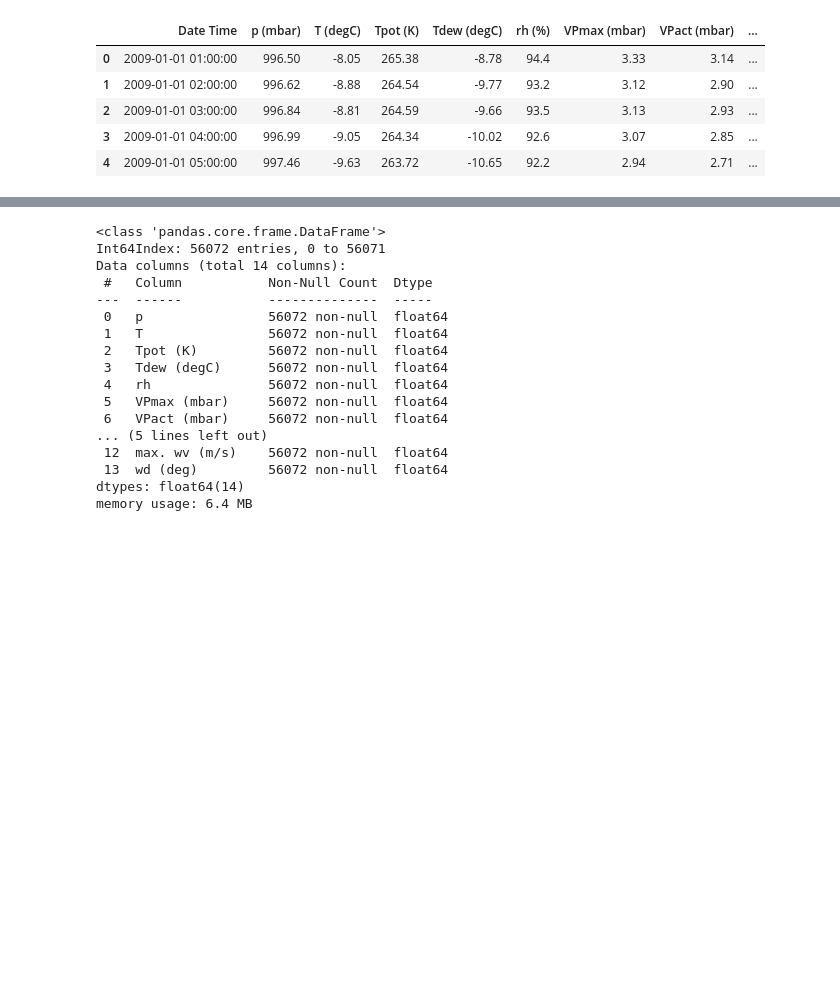
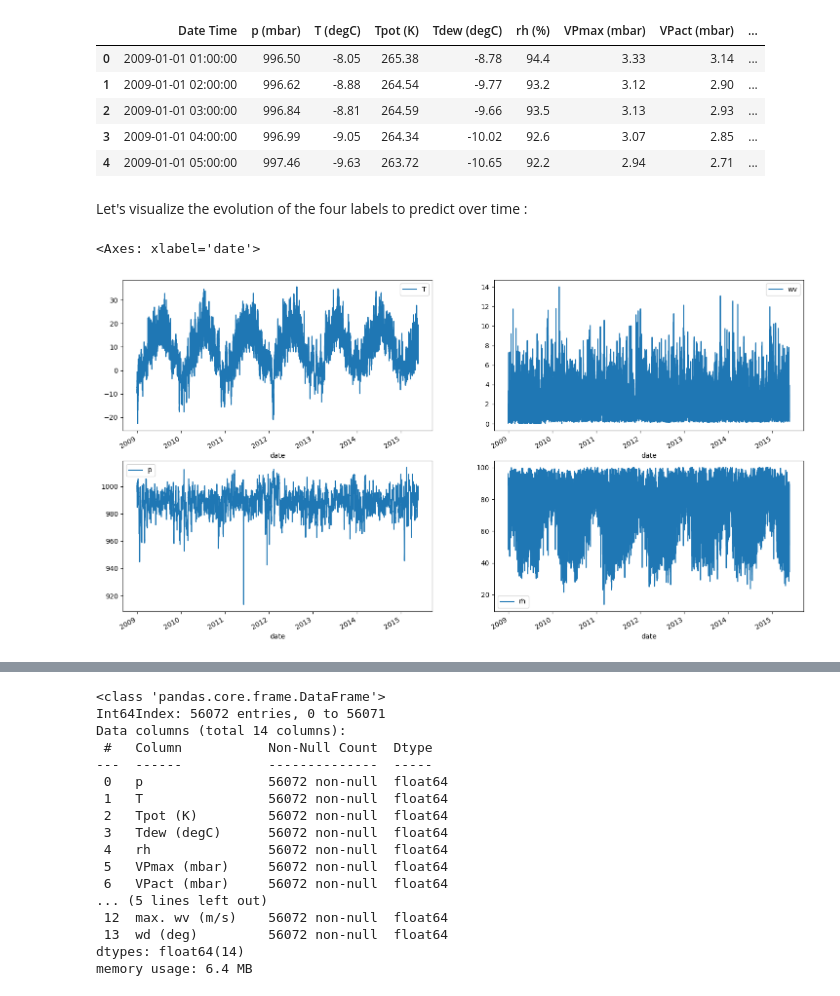
Before and after one commit to rbazin/transformers-weather-time-series-forecasting, a Jupyter notebook: TimeFormer.ipynb, the cells around one changed output, grey strips where cells are left out. Saved outputs shown, nothing was run; the diff lists cells and outputs as text; code cells hidden in the pictures; blank space fills up the shorter version.

```diff
--- a/TimeFormer.ipynb
+++ b/TimeFormer.ipynb
@@ -46,3 +47,17 @@ data.head()
 data.sort_values(by='Date Time', ascending=True, inplace=True)
 # %%
 data = data.rename(columns={'p (mbar)': 'p', 'T (degC)': 'T', 'rh (%)': 'rh', 'wv (m/s)': 'wv', 'Date Time': 'date'})
+# %% [markdown]
+Let's visualize the evolution of the four labels to predict over time :
+# %%
+# create a subplot with 4 rows and 1 column
+fig, ax = plt.subplots(nrows=2, ncols=2, figsize=(18, 10))
+
+# plot the graphs for each label
+data.plot(ax=ax[0][0], x='date', y='T')
+data.plot(ax=ax[1][0], x='date', y='p')
+data.plot(ax=ax[1][1], x='date', y='rh')
+data.plot(ax=ax[0][1], x='date', y='wv')
+# %% [output]
+<Axes: xlabel='date'>
+[figure, added]
```
Also changed, not shown: parts of 22 cells of this notebook, 5 other files.
